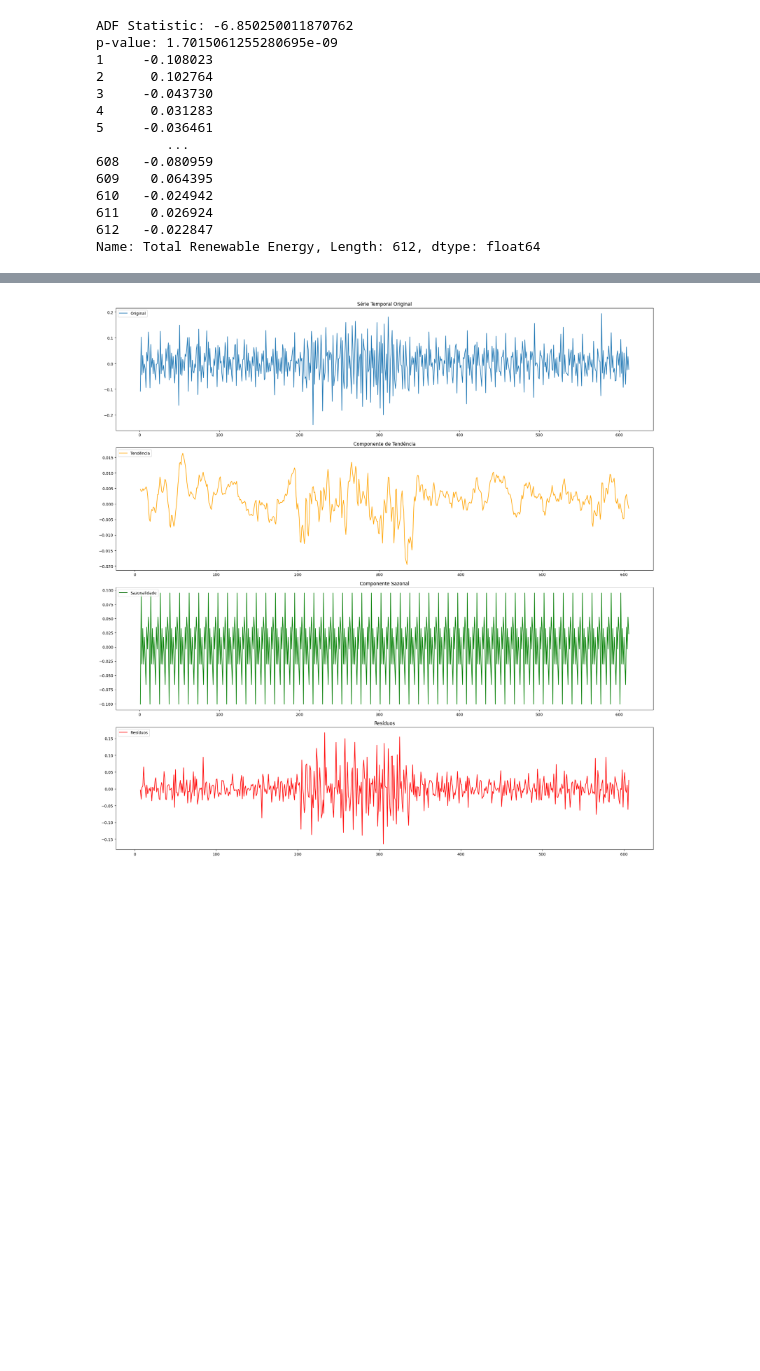
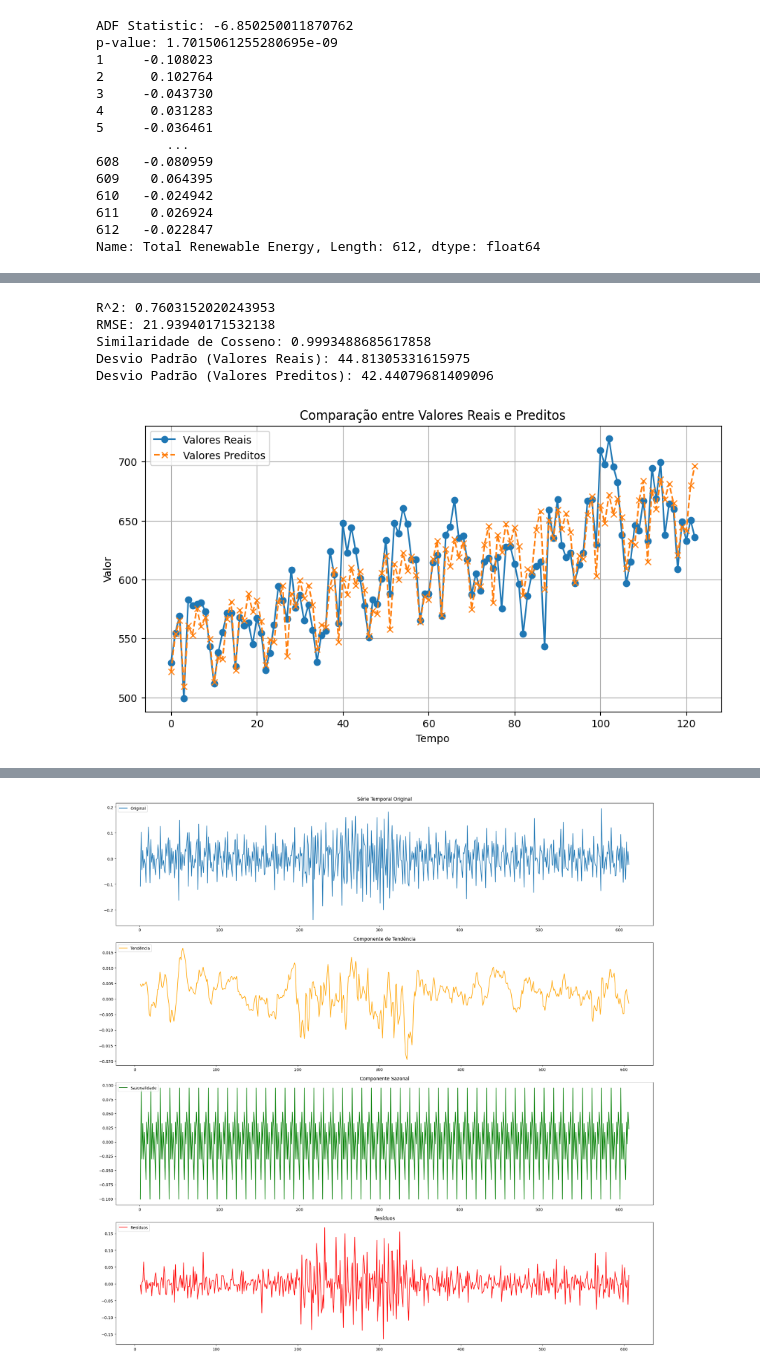
Before and after one commit to heitoliv/projeto, a Jupyter notebook: dataanalysis_tutorial.ipynb, the cells around one changed output, grey strips where cells are left out. Cells and saved outputs as stored; diff of their text form; code cells hidden in the pictures; blank space fills up the shorter version.

Commit message:
Avaliação do modelo SARIMA
Conclusão da avaliação do modelo SARIMA.

```diff
--- a/dataanalysis_tutorial.ipynb
+++ b/dataanalysis_tutorial.ipynb
@@ -483,19 +405,14 @@ model or by setting rescale=False.
 # %%
-#Ajustando o modelo SARIMA antes de padronizar os dados
-
-# Suponha que 'data_diff1' seja sua série diferenciada
 train_size = int(len(data_diff1) * 0.8)  # 80% treino, 20% teste
 train, test = data_diff1[:train_size], data_diff1[train_size:]
 
 # Criar e treinar o modelo com os dados de treino
-model = SARIMAX(train, order=(3, 1, 2), seasonal_order=(3, 1, 2, 12))
+model = SARIMAX(train, order=(4, 1, 2), seasonal_order=(3, 1, 2, 12))
 result = model.fit()
 
 sm.graphics.tsa.plot_acf(train, lags=40)
 sm.graphics.tsa.plot_pacf(train, lags=40)
 plt.show()
-
-print(test)
 
 # Fazer previsões
 forecast = result.predict(start=len(train), end=len(data_diff1) - 1, dynamic=False)
@@ -702,0 +433,64 @@ Similaridade de Cossenos: 0.999335046647555
+# %%
+# Ajuste do modelo SARIMA
+
+# Pegando o último valor antes da diferenciação
+data_log = np.array(log_data)
+last_value_log = data_log[-1]
+
+# Para reverter a diferenciação
+series_reverted_log = np.concatenate(([last_value_log], last_value_log + np.cumsum(data_diff1)))
+
+y_true_differenced = np.array(test)
+y_pred_differenced = np.array(forecast)
+
+y_true_log = [last_value_log]
+y_pred_log = [last_value_log]
+
+for i in range(len(y_true_differenced)):
+    y_true_log.append(y_true_log[-1] + y_true_differenced[i])
+    y_pred_log.append(y_pred_log[-1] + y_pred_differenced[i])
+
+y_true_log = np.array(y_true_log[1:])
+y_pred_log = np.array(y_pred_log[1:])
+
+# Aplicando a reversão da transformação logarítmica
+y_true = np.exp(y_true_log)
+y_pred = np.exp(y_pred_log)
+
+# Calcular R^2
+r2 = r2_score(y_true, y_pred)
+print(f'R^2: {r2}')
+
+# Calcular RMSE
+rmse = np.sqrt(np.mean((y_true - y_pred) ** 2))
+print(f'RMSE: {rmse}')
+
+# Calcular Similaridade de Cosseno
+y_true_reshaped = y_true.reshape(1, -1)
+y_pred_reshaped = y_pred.reshape(1, -1)
+cosine_sim = cosine_similarity(y_true_reshaped, y_pred_reshaped)[0][0]
+print(f'Similaridade de Cosseno: {cosine_sim}')
+
+# Calcular Desvio Padrão
+y_true_std = np.std(y_true)
+y_pred_std = np.std(y_pred)
+print(f'Desvio Padrão (Valores Reais): {y_true_std}')
+print(f'Desvio Padrão (Valores Preditos): {y_pred_std}')
+
+# Plotando o gráfico
+plt.figure(figsize=(10, 5))
+plt.plot(y_true, label='Valores Reais', linestyle='-', marker='o')
+plt.plot(y_pred, label='Valores Preditos', linestyle='--', marker='x')
+plt.xlabel('Tempo')
+plt.ylabel('Valor')
+plt.title('Comparação entre Valores Reais e Preditos')
+plt.legend()
+plt.grid()
+plt.show()
+# %% [output]
+R^2: 0.7603152020243953
+RMSE: 21.93940171532138
+Similaridade de Cosseno: 0.9993488685617858
+Desvio Padrão (Valores Reais): 44.81305331615975
+Desvio Padrão (Valores Preditos): 42.44079681409096
+[figure, added]
```
Also changed, not shown: parts of 32 cells of this notebook.
